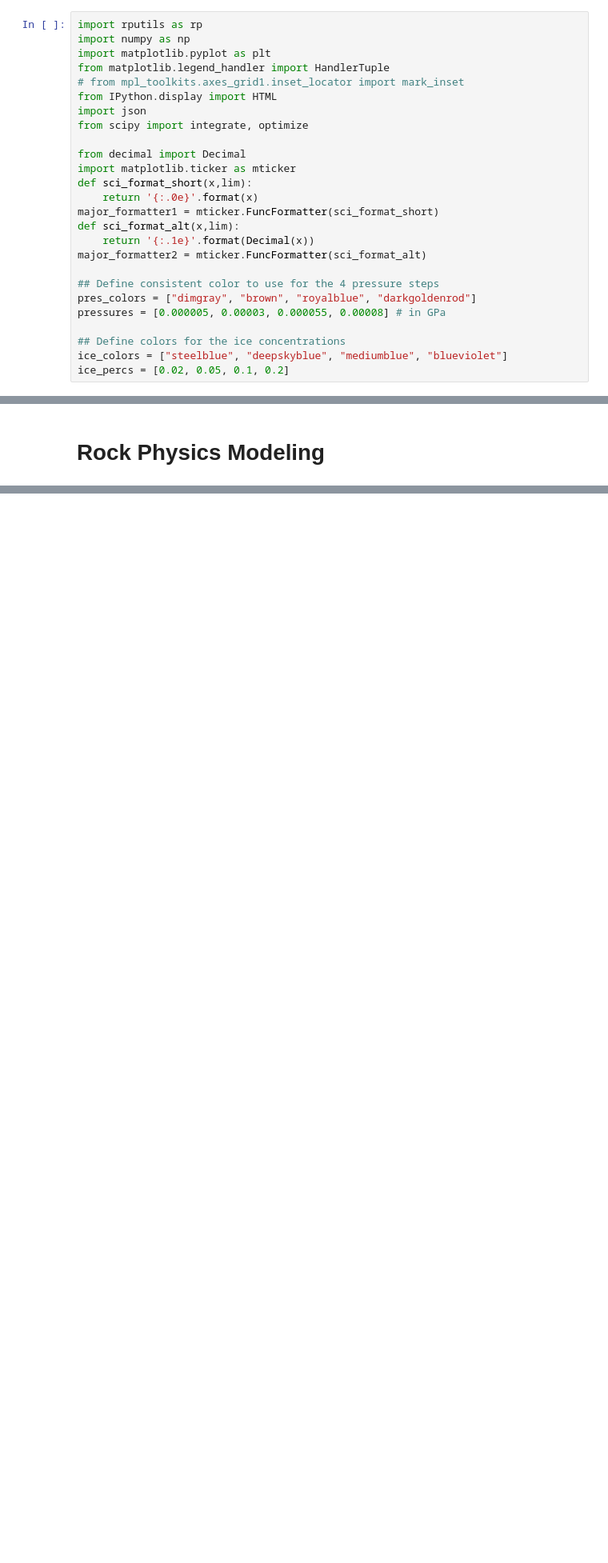
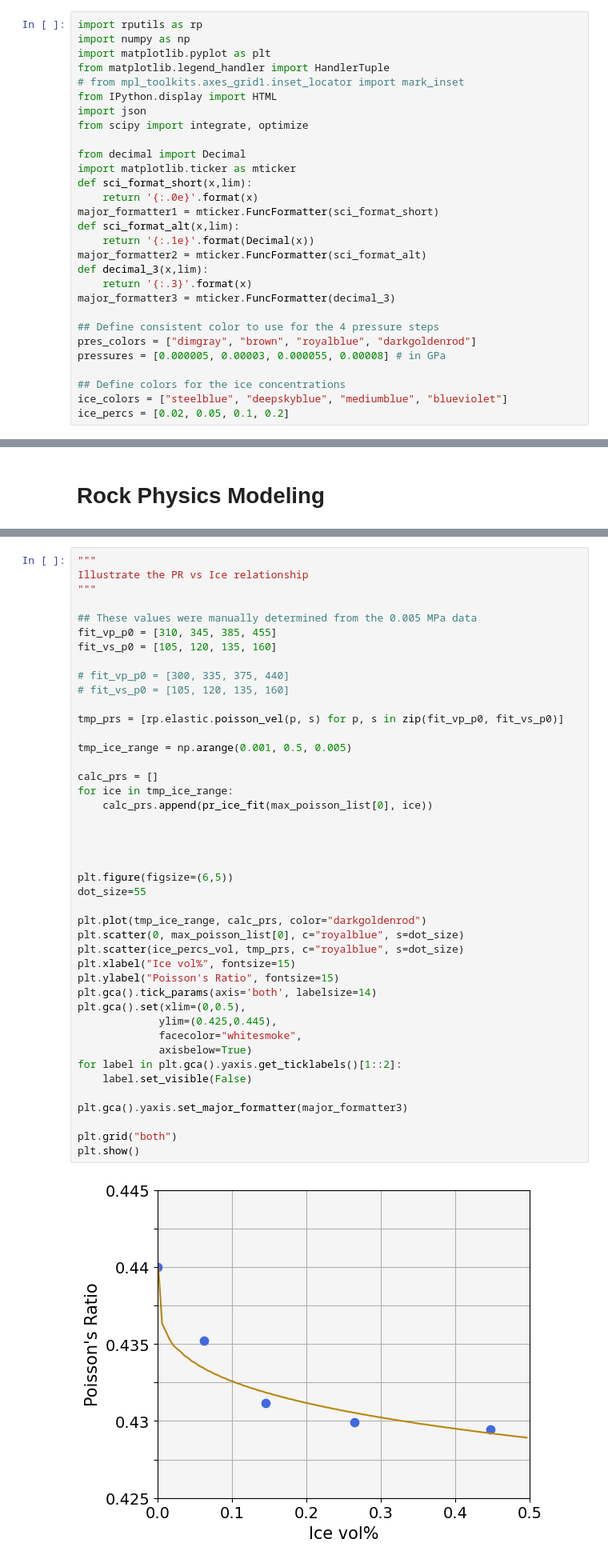
Before and after one commit to astroChance/LunarIce, a Jupyter notebook: notebooks/Icy_Regolith_Modeling.ipynb, the cells around one changed output, grey strips where cells are left out. Shown at 80% size. Drawn from its saved outputs; the diff is of its cells as text; blank space fills up the shorter version.

```diff
--- a/notebooks/Icy_Regolith_Modeling.ipynb
+++ b/notebooks/Icy_Regolith_Modeling.ipynb
@@ -23,6 +23,9 @@ major_formatter1 = mticker.FuncFormatter(sci_format_short)
 def sci_format_alt(x,lim):
     return '{:.1e}'.format(Decimal(x))
 major_formatter2 = mticker.FuncFormatter(sci_format_alt)
+def decimal_3(x,lim):
+    return '{:.3}'.format(x)
+major_formatter3 = mticker.FuncFormatter(decimal_3)
 
 ## Define consistent color to use for the 4 pressure steps
 pres_colors = ["dimgray", "brown", "royalblue", "darkgoldenrod"]
@@ -1475,3 +1312,48 @@ versus fitting PR, and effective cement
+# %%
+"""
+Illustrate the PR vs Ice relationship
+"""
+
+## These values were manually determined from the 0.005 MPa data
+fit_vp_p0 = [310, 345, 385, 455]
+fit_vs_p0 = [105, 120, 135, 160]
+
+# fit_vp_p0 = [300, 335, 375, 440]
+# fit_vs_p0 = [105, 120, 135, 160]
+
+tmp_prs = [rp.elastic.poisson_vel(p, s) for p, s in zip(fit_vp_p0, fit_vs_p0)]
+
+tmp_ice_range = np.arange(0.001, 0.5, 0.005)
+
+calc_prs = []
+for ice in tmp_ice_range:
+    calc_prs.append(pr_ice_fit(max_poisson_list[0], ice))
+
+
+
+
+plt.figure(figsize=(6,5))
+dot_size=55
+
+plt.plot(tmp_ice_range, calc_prs, color="darkgoldenrod")
+plt.scatter(0, max_poisson_list[0], c="royalblue", s=dot_size)
+plt.scatter(ice_percs_vol, tmp_prs, c="royalblue", s=dot_size)
+plt.xlabel("Ice vol%", fontsize=15)
+plt.ylabel("Poisson's Ratio", fontsize=15)
+plt.gca().tick_params(axis='both', labelsize=14)
+plt.gca().set(xlim=(0,0.5),
+             ylim=(0.425,0.445),
+             facecolor="whitesmoke",
+             axisbelow=True)
+for label in plt.gca().yaxis.get_ticklabels()[1::2]:
+    label.set_visible(False)
+
+plt.gca().yaxis.set_major_formatter(major_formatter3)
+
+plt.grid("both")
+plt.show()
+# %% [output]
+[figure, added]
 # %% [markdown]
 # OLD
 # %%
```
Also changed, not shown: parts of 5 cells of this notebook, 1 other file.
